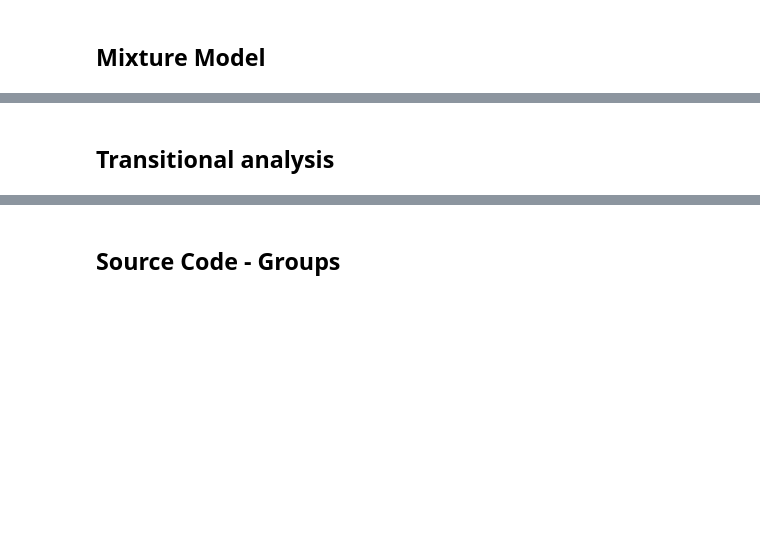
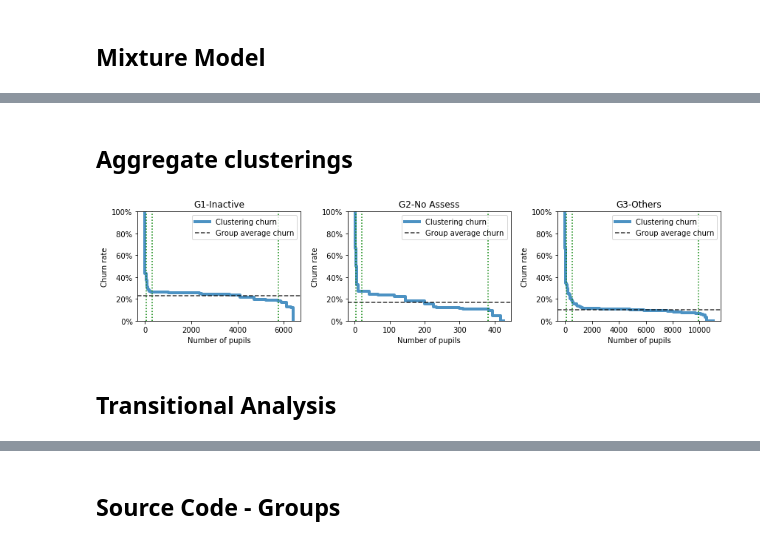
Before and after one commit to vicaws/Whizz, a Jupyter notebook: Code/Churn/Churn/NB_FeatureDistribution.ipynb, the cells around one changed output, grey strips where cells are left out. Cells and saved outputs as stored; diff of their text form; code cells hidden in the pictures; blank space fills up the shorter version.

```diff
--- a/Code/Churn/Churn/NB_FeatureDistribution.ipynb
+++ b/Code/Churn/Churn/NB_FeatureDistribution.ipynb
@@ -118,3 +119,44 @@ Trial NO. = 2/2
 # %%
 map_group_model = mixture_model.map_group_model_
 map_group_model_best = mixture_model.select_bestMixtureModel('deviation')
+# %% [markdown]
+## Aggregate clusterings
+# %%
+df_grouping_G1 = map_group_model_best['G1'][0]
+df_grouping_G2 = map_group_model_best['G2'][0]
+df_grouping_G3 = map_group_model_best['G3'][0]
+y_G1 = mixture_model.map_group_expectation_['G1']
+y_G2 = mixture_model.map_group_expectation_['G2']
+y_G3 = mixture_model.map_group_expectation_['G3']
+
+list_df_grouping = [df_grouping_G1, df_grouping_G2, df_grouping_G3]
+list_y = [y_G1, y_G2, y_G3]
+list_group_name = ['G1', 'G2', 'G3']
+# %%
+def churn_distribution(list_df_grouping, list_expectation, list_title):
+    n = len(list_df_grouping)
+    fig = plt.figure(figsize=(12,3))
+    for i in range(n):
+        df_grouping = list_df_grouping[i]
+        y = list_expectation[i]
+
+        ax = fig.add_subplot(1,n,i+1)
+        ax.step(df_grouping['cumcount'].values, df_grouping['churn'].values, linewidth=4, alpha=0.8, label='Clustering churn')
+        ax.axhline(y=y.sum()/len(y), linestyle='--', color='k', alpha=0.8, label='Group average churn')
+        ax.axvline(x=np.percentile(np.arange(0, len(y)), 1), linestyle=':', color='g')
+        ax.axvline(x=np.percentile(np.arange(0, len(y)), 5), linestyle=':', color='g')
+        #ax.axvline(x=np.percentile(np.arange(0, len(y)), 50), linestyle=':', color='g')
+        ax.axvline(x=np.percentile(np.arange(0, len(y)), 90), linestyle=':', color='g')
+        ax.set_ylim([0,1])
+        vals = ax.get_yticks()
+        ax.set_yticklabels(['{:3.0f}%'.format(x*100) for x in vals]);
+        ax.set_xlabel('Number of pupils')
+        ax.set_ylabel('Churn rate')
+        ax.set_title(list_title[i])
+        ax.legend(loc='upper right');
+
+    plt.tight_layout()
+
+churn_distribution(list_df_grouping, list_y, ['G1-Inactive','G2-No Assess','G3-Others'])
+# %% [output]
+[figure, added]
@@ -121,2 +237,2 @@ map_group_model_best = mixture_model.select_bestMixtureModel('deviation')
 # %% [markdown]
-## Transitional analysis
+## Transitional Analysis
```
Also changed, not shown: parts of 18 cells of this notebook, 4 other files.
